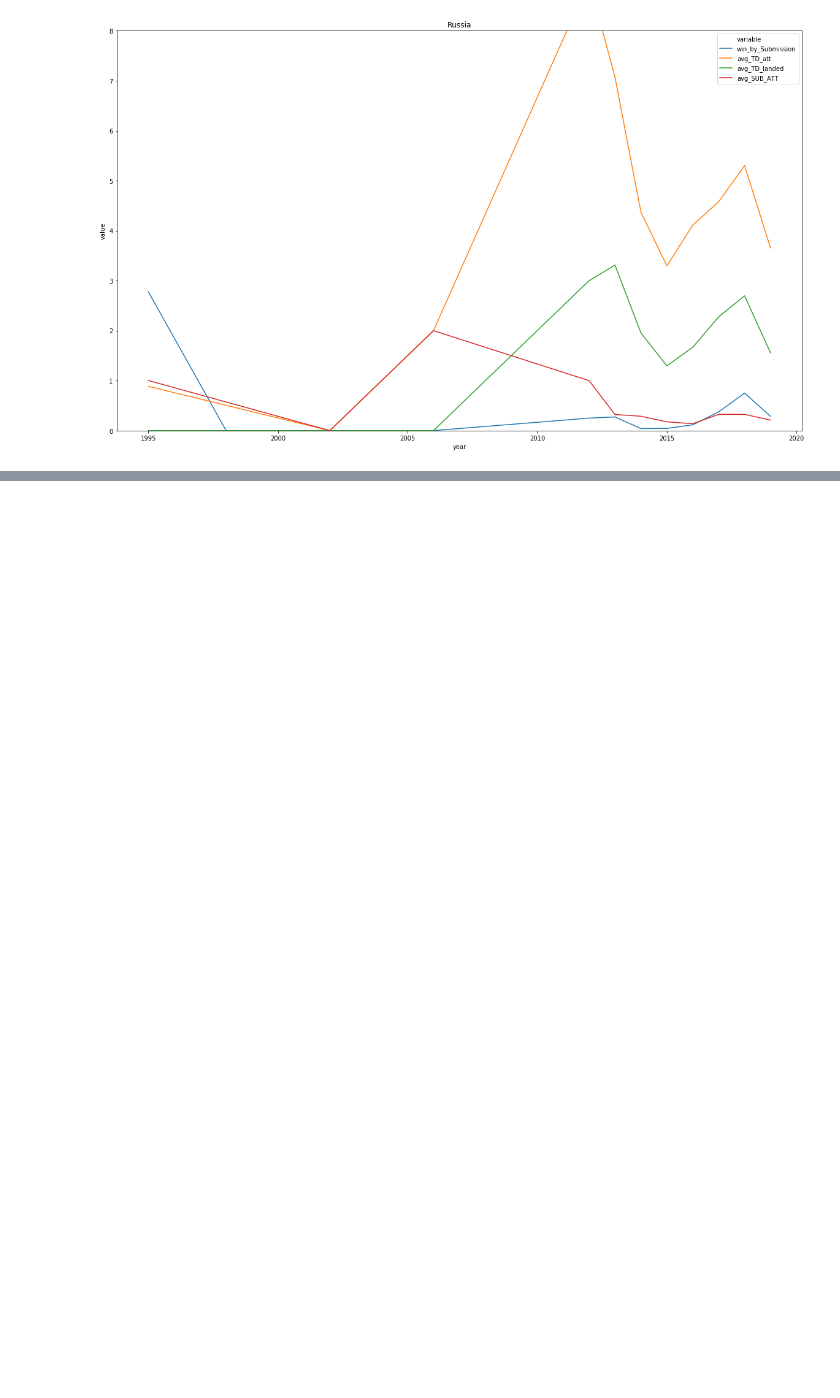
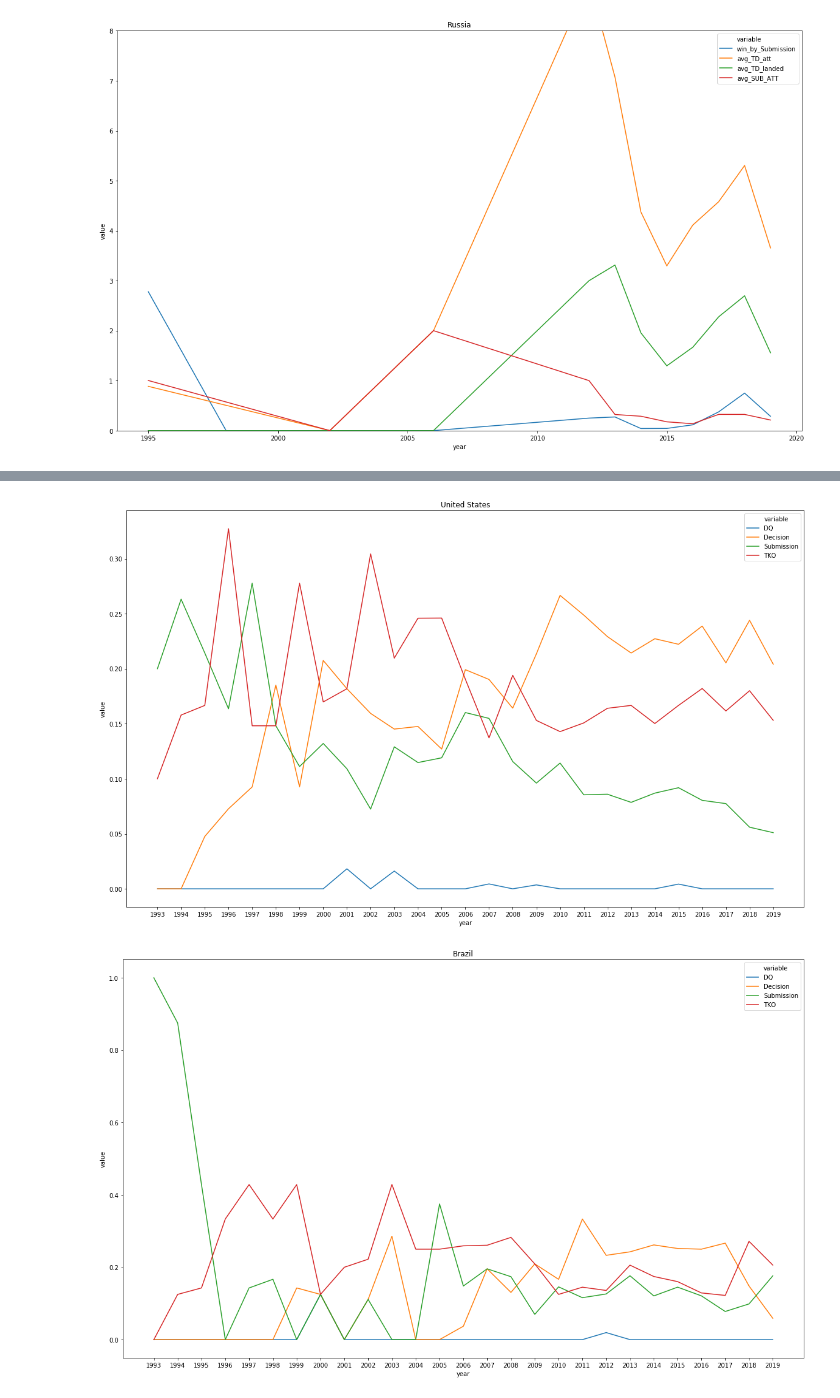
Before and after one commit to ekoly/DS-Unit-1-Build, a Jupyter notebook: ipynb/explore_data.ipynb, the cells around one changed output, grey strips where cells are left out. Cells and saved outputs as stored; diff of their text form; code cells hidden in the pictures; blank space fills up the shorter version.

```diff
--- a/ipynb/explore_data.ipynb
+++ b/ipynb/explore_data.ipynb
@@ -546,0 +700,9 @@ KeyError: ignored
+# %%
+for country in ['United States', 'Brazil', 'Poland', 'Russia', "Japan"]:
+  fig, ax = plt.subplots(figsize=(20, 12))
+  country_df = year_country_df[year_country_df["country"] == country]
+  sns.lineplot(x=country_df["year"], y=country_df["value"], hue=country_df["variable"], ax=ax)
+  ax.set_title(country)
+# %% [output]
+[figure, added]
+[figure, added]
```
Also changed, not shown: parts of 13 cells of this notebook.
